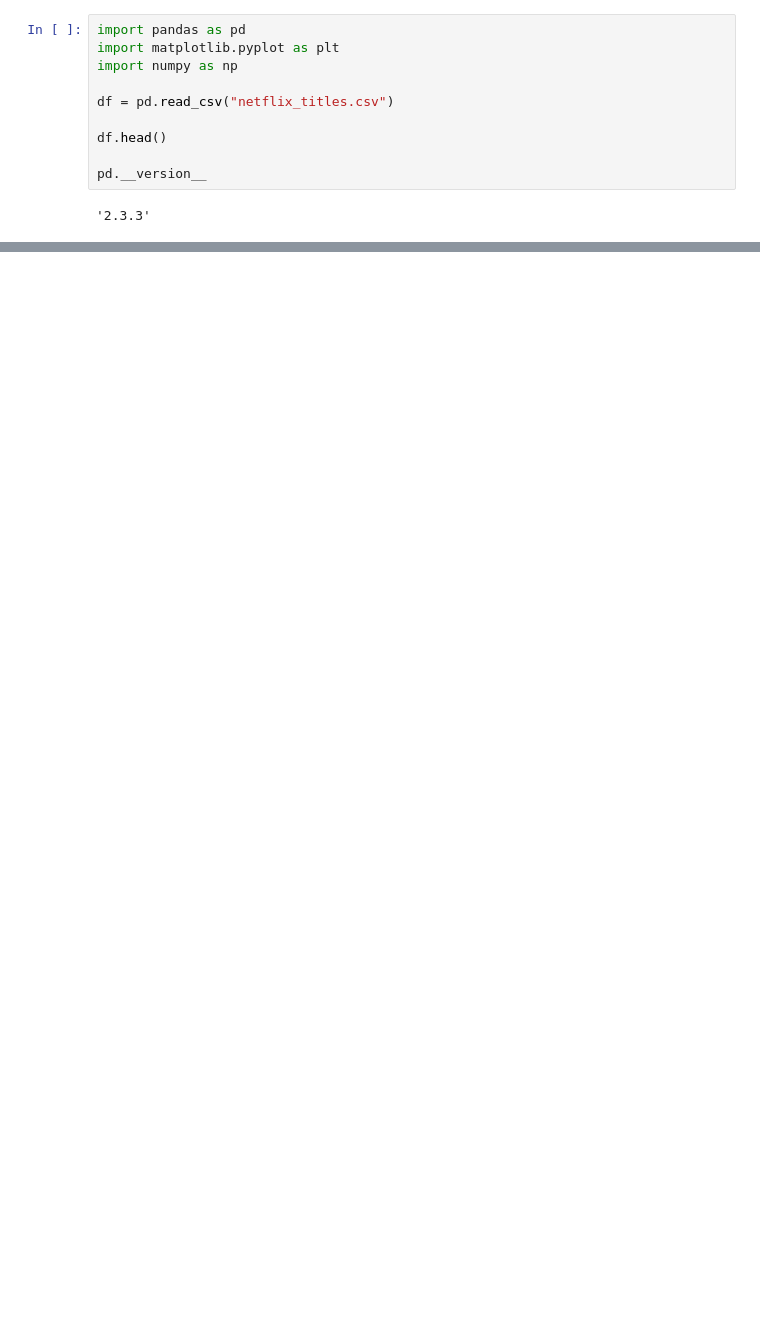
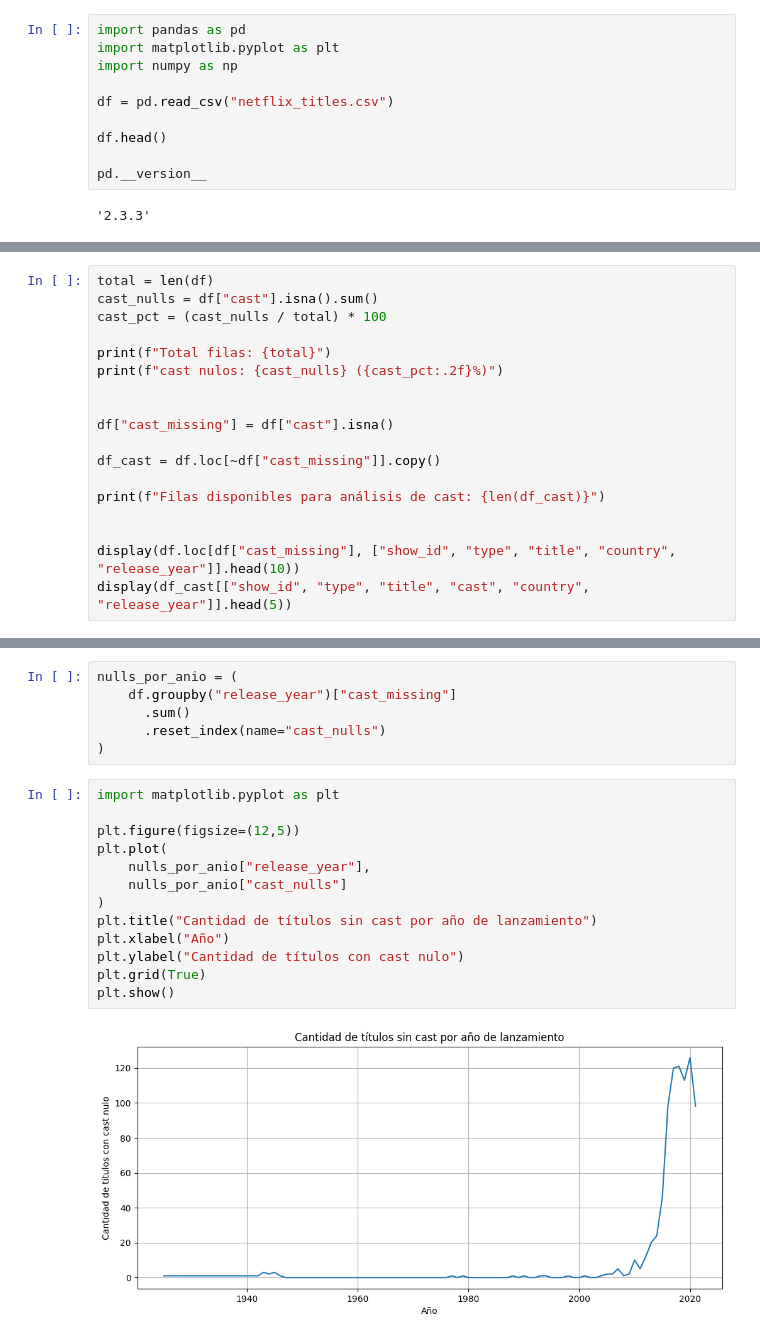
Before and after one commit to Cristhian-Velez/Netflix-analysis, a Jupyter notebook: data.ipynb, the cells around one changed output, grey strips where cells are left out. Saved outputs shown, nothing was run; the diff lists cells and outputs as text; blank space fills up the shorter version.

Commit message:
Finish EDA analysis and visualizations

```diff
--- a/data.ipynb
+++ b/data.ipynb
@@ -101,2 +97,20 @@ resumen_nulls.sort_values("porcentaje_null", ascending=False)
 | listed_in | 8807 | 8807 | 0 | 0.00 |
 | description | 8807 | 8807 | 0 | 0.00 |
+# %%
+total = len(df)
+cast_nulls = df["cast"].isna().sum()
+cast_pct = (cast_nulls / total) * 100
+
+print(f"Total filas: {total}")
+print(f"cast nulos: {cast_nulls} ({cast_pct:.2f}%)")
+
+
+df["cast_missing"] = df["cast"].isna()
+
+df_cast = df.loc[~df["cast_missing"]].copy()
+
+print(f"Filas disponibles para análisis de cast: {len(df_cast)}")
+
+
+display(df.loc[df["cast_missing"], ["show_id", "type", "title", "country", "release_year"]].head(10))
+display(df_cast[["show_id", "type", "title", "cast", "country", "release_year"]].head(5))
@@ -102,0 +138,21 @@ resumen_nulls.sort_values("porcentaje_null", ascending=False)
+# %%
+nulls_por_anio = (
+    df.groupby("release_year")["cast_missing"]
+      .sum()
+      .reset_index(name="cast_nulls")
+)
+# %%
+import matplotlib.pyplot as plt
+
+plt.figure(figsize=(12,5))
+plt.plot(
+    nulls_por_anio["release_year"],
+    nulls_por_anio["cast_nulls"]
+)
+plt.title("Cantidad de títulos sin cast por año de lanzamiento")
+plt.xlabel("Año")
+plt.ylabel("Cantidad de títulos con cast nulo")
+plt.grid(True)
+plt.show()
+# %% [output]
+[figure, added]
```
Also changed, not shown: parts of 15 cells of this notebook.
